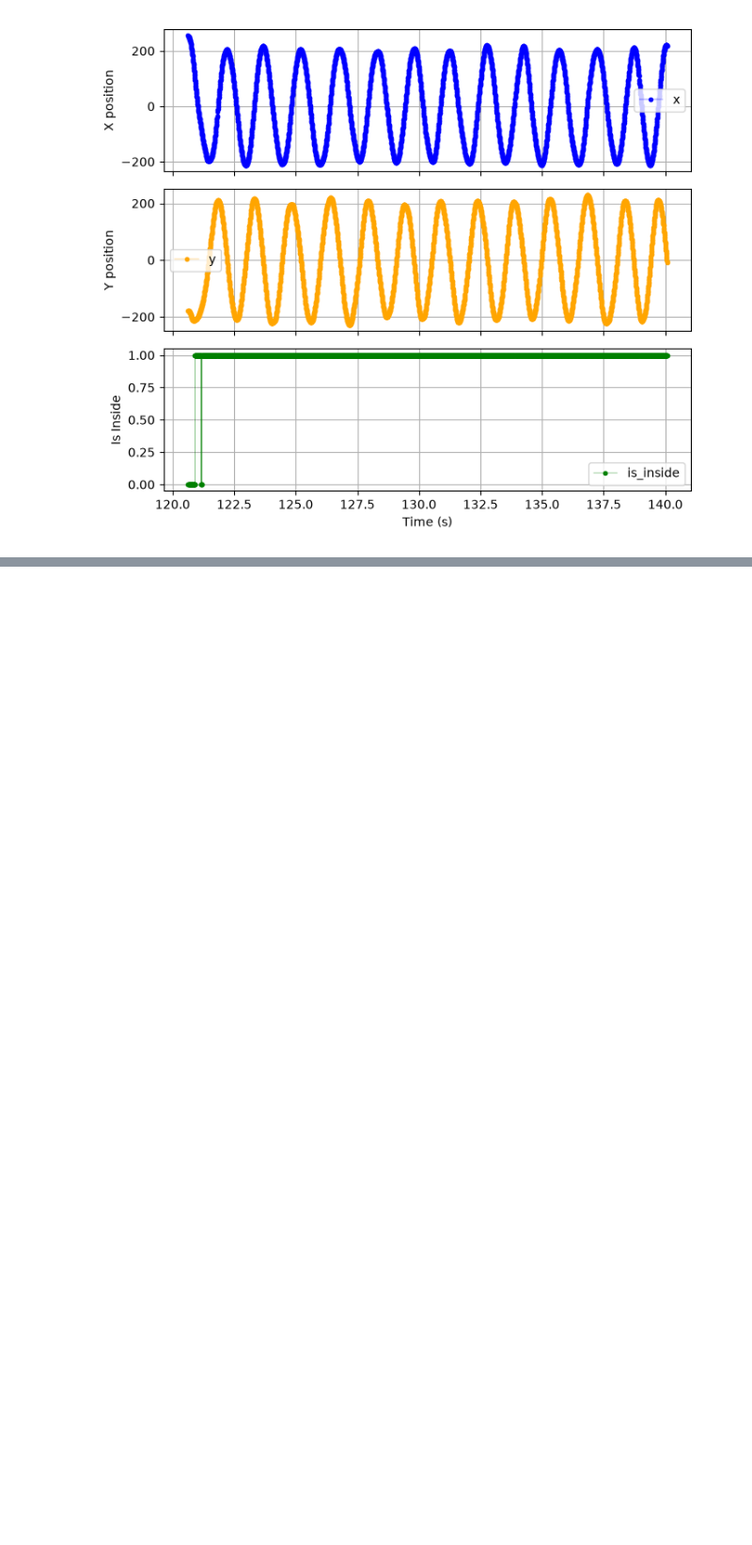
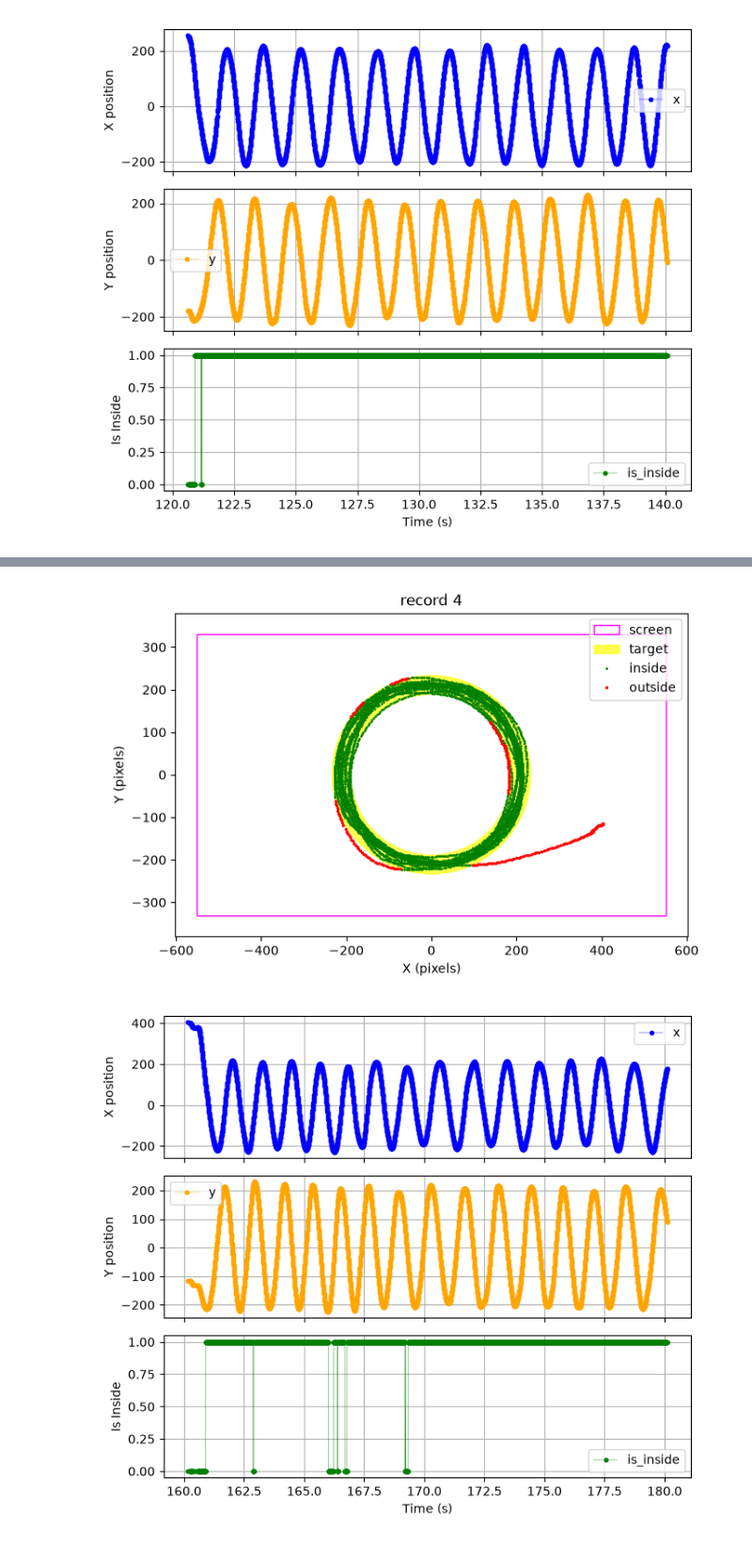
Before and after one commit to ChloeGil-student/Circular-task-analysis, a Jupyter notebook: notebooks/02_figures.ipynb, the cells around one changed output, grey strips where cells are left out. Shown at 94% size. Cells and saved outputs as stored; diff of their text form; code cells hidden in the pictures; blank space fills up the shorter version.

Commit message:
Add record 4 figures

```diff
--- a/notebooks/02_figures.ipynb
+++ b/notebooks/02_figures.ipynb
@@ -126,0 +132,6 @@ pl.plot_record_time_series(data, records, 3)
+# %%
+pl.plot_record_trajectory(data, records, header, 4)
+pl.plot_record_time_series(data, records, 4)
+# %% [output]
+[figure, added]
+[figure, added]
```
Also changed, not shown: parts of 1 cell of this notebook.
